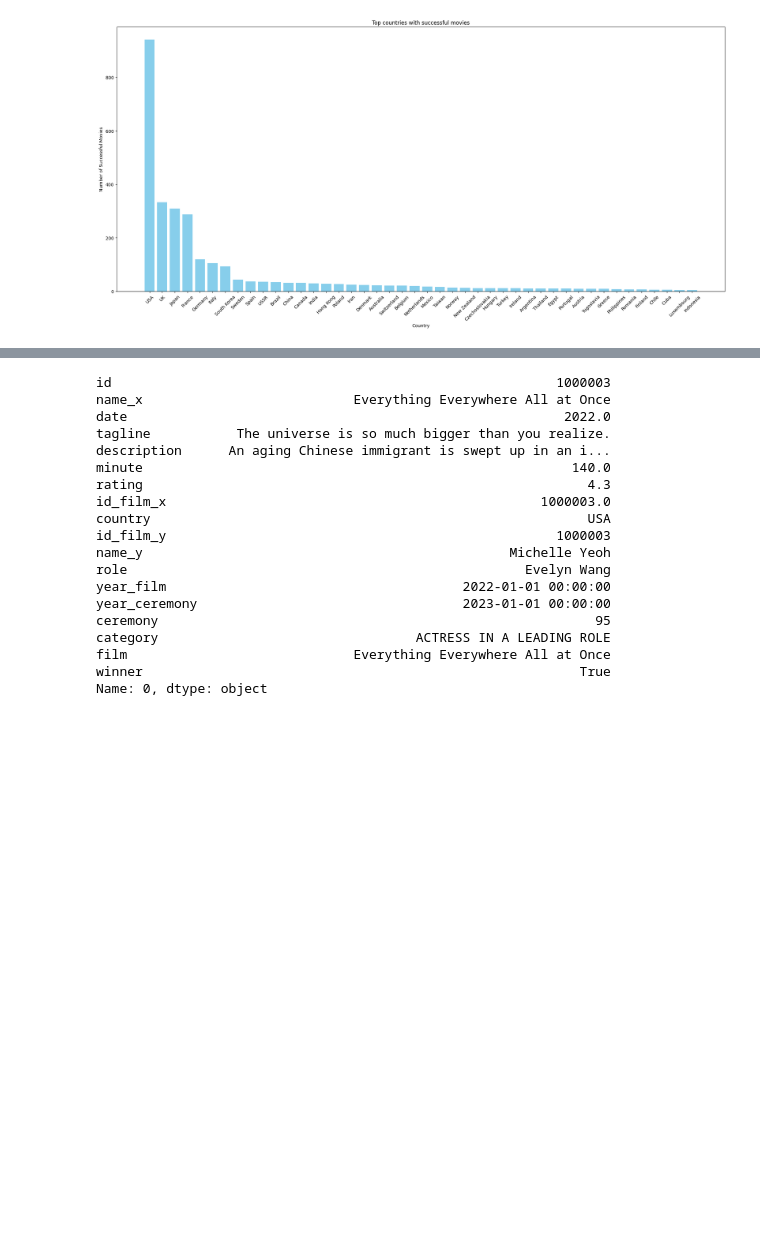
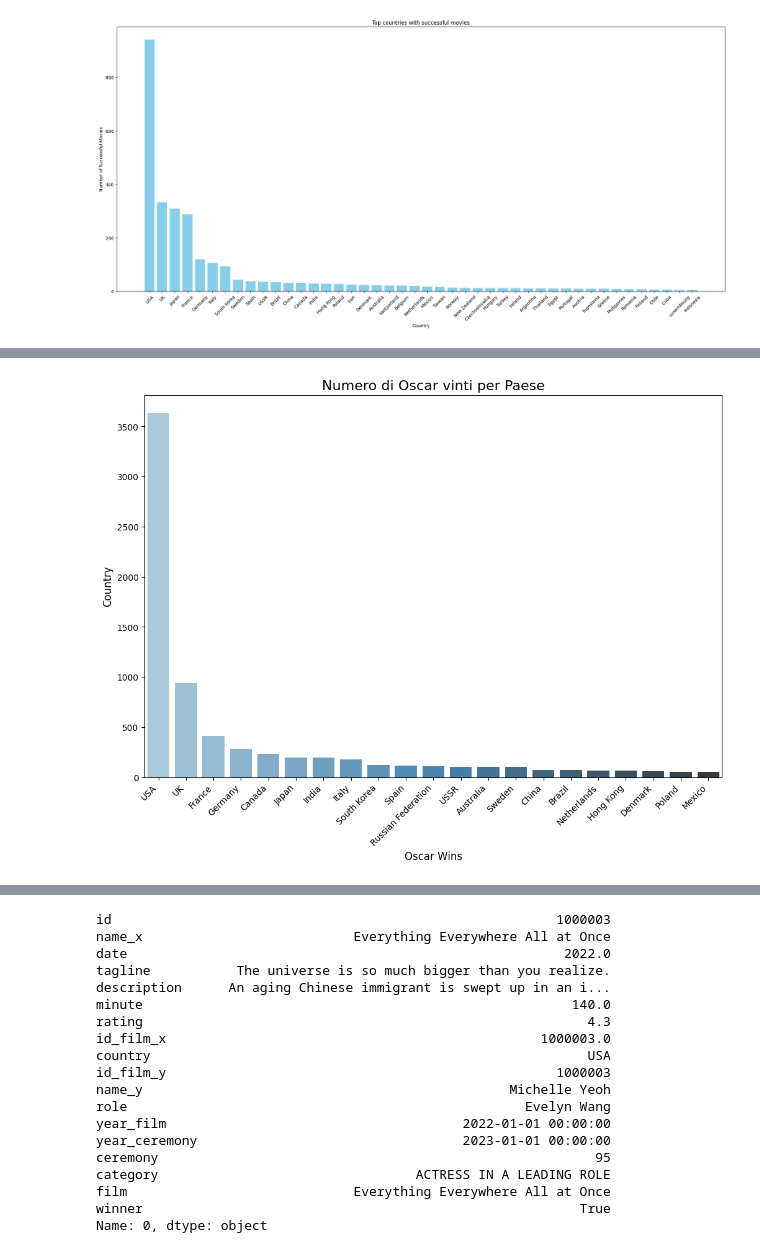
Before and after one commit to GabrieBu/freshcarrots, a Jupyter notebook: ium_Notebook/Cleaning.ipynb, the cells around one changed output, grey strips where cells are left out. Saved outputs shown, nothing was run; the diff lists cells and outputs as text; code cells hidden in the pictures; blank space fills up the shorter version.

Commit message:
Continuo analisi Oscar

```diff
--- a/ium_Notebook/Cleaning.ipynb
+++ b/ium_Notebook/Cleaning.ipynb
@@ -815,0 +803,7 @@ Possiamo vedere che gli Stati Uniti sono il paese con il maggior numero di film
+# %%
+oscars_winners = df_oscars[df_oscars["winner"] == True]
+oscars_winners = oscars_winners.merge(df_movies, left_on="film", right_on="name", how="left")
+oscars_winners = oscars_winners.merge(df_countries,left_on="id", right_on="id_film", how="left")
+oscar_per_country = oscars_winners.groupby("country").size().reset_index(name="oscar_count")
+oscar_per_country = oscar_per_country.sort_values(by="oscar_count", ascending=False)
+print(oscar_per_country.head(10))
@@ -815,0 +822,18 @@ Possiamo vedere che gli Stati Uniti sono il paese con il maggior numero di film
+# %%
+#aumentiamo il numero di oscar per paese in modo che la visualizzazione venga piu chiara
+oscar_per_country = oscar_per_country[oscar_per_country["oscar_count"]>10]
+oscar_per_country = oscar_per_country.sort_values(by="oscar_count", ascending=False)
+
+plt.figure(figsize=(12, 8))
+sns.barplot(x='country', y='oscar_count', data=oscar_per_country, palette='Blues_d',hue='country')
+
+# Aggiungere il titolo e le etichette
+plt.title('Numero di Oscar vinti per Paese', fontsize=16)
+plt.xticks(rotation=45, ha='right')
+plt.xlabel('Oscar Wins', fontsize=12)
+plt.ylabel('Country', fontsize=12)
+
+# Mostrare il grafico
+plt.show()
+# %% [output]
+[figure, added]
```
Also changed, not shown: parts of 19 cells of this notebook.
